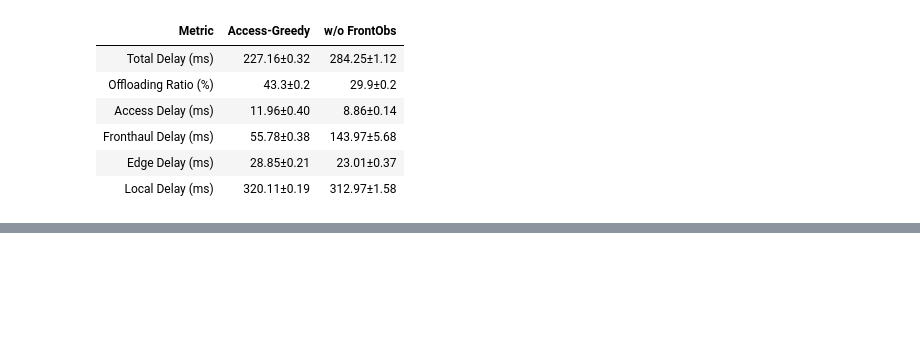
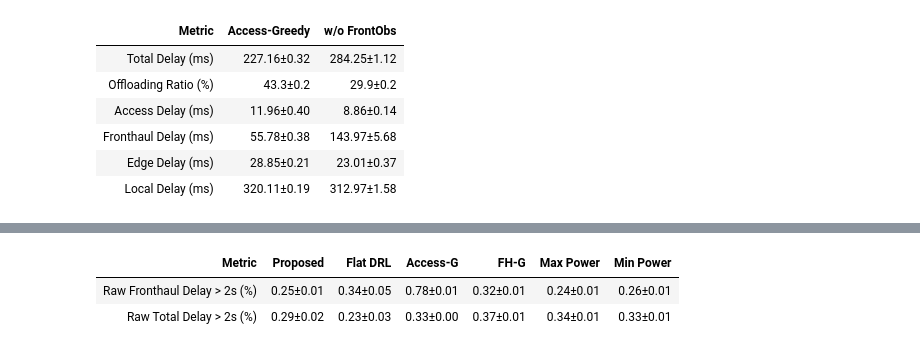
Before and after one commit to ethan6115/UCMEC, a Jupyter notebook: eval_experiments/notebooks/paper_results.ipynb, the cells around one changed output, grey strips where cells are left out. Drawn from its saved outputs; the diff is of its cells as text; code cells hidden in the pictures; blank space fills up the shorter version.

Commit message:
analysis: update paper results notebook and data

```diff
--- a/eval_experiments/notebooks/paper_results.ipynb
+++ b/eval_experiments/notebooks/paper_results.ipynb
@@ -767,0 +907,80 @@ display_summary_table(low_ablation_summaries)
+# %%
+# Delay Clip Ratio Table
+
+CLIP_RUN = "20260730_175639"
+CLIP_DIR = OUTPUT_ROOT / "default_clip_ratio_outputs" / CLIP_RUN
+CLIP_CSV = CLIP_DIR / "default_clip_ratios.csv"
+
+
+CLIP_TABLE_METRICS = [
+    ("front_delay_raw_gt_2s_ratio", "Raw Fronthaul Delay > 2s (%)", "min", 100.0, 2),
+    ("total_delay_raw_gt_2s_ratio", "Raw Total Delay > 2s (%)", "min", 100.0, 2),
+]
+
+
+def load_clip_ratio_records(path):
+    rows = load_csv_records(path)
+    if not rows:
+        raise ValueError(f"No clip ratio rows loaded from {path}")
+    return rows
+
+
+def build_clip_ratio_table(rows):
+    table = []
+
+    for metric_key, metric_label, direction, scale, digits in CLIP_TABLE_METRICS:
+        method_values = defaultdict(list)
+
+        for row in rows:
+            method = row["method"]
+            value = row.get(f"{metric_key}_mean")
+            if value is None or value == "":
+                continue
+            method_values[method].append(float(value) * scale)
+
+        method_stats = {}
+        for method in METHOD_ORDER_MAIN:
+            vals = method_values.get(method, [])
+            if not vals:
+                method_stats[method] = (float("nan"), None)
+                continue
+            mean, se = mean_se(vals)
+            method_stats[method] = (mean, se)
+
+        valid_means = [
+            mean for mean, _ in method_stats.values()
+            if np.isfinite(mean)
+        ]
+        best_value = None
+        if valid_means:
+            best_value = min(valid_means) if direction == "min" else max(valid_means)
+
+        row_out = {"Metric": metric_label}
+        for method in METHOD_ORDER_MAIN:
+            mean, se = method_stats[method]
+            if not np.isfinite(mean):
+                value = "-"
+            else:
+                value = fmt_table_value(mean, se, digits=digits)
+                if best_value is not None and abs(mean - best_value) < 1e-9:
+                    value = f"<b>{value}</b>"
+            row_out[MAIN_TABLE_LABELS.get(method, method)] = value
+
+        table.append(row_out)
+
+    return table
+
+
+clip_rows = load_clip_ratio_records(CLIP_CSV)
+clip_table = build_clip_ratio_table(clip_rows)
+
+display_result_table(
+    clip_table,
+    ["Metric"] + [MAIN_TABLE_LABELS[m] for m in METHOD_ORDER_MAIN],
+)
+
+print(f"Loaded {len(clip_rows)} clip ratio rows from {CLIP_CSV}")
+# %% [output]
+| Metric | Proposed | Flat DRL | Access-G | FH-G | Max Power | Min Power |
+| Raw Fronthaul Delay > 2s (%) | 0.25±0.01 | 0.34±0.05 | 0.78±0.01 | 0.32±0.01 | 0.24±0.01 | 0.26±0.01 |
+| Raw Total Delay > 2s (%) | 0.29±0.02 | 0.23±0.03 | 0.33±0.00 | 0.37±0.01 | 0.34±0.01 | 0.33±0.01 |
```
Also changed, not shown: parts of 7 cells of this notebook, 1 other file.
